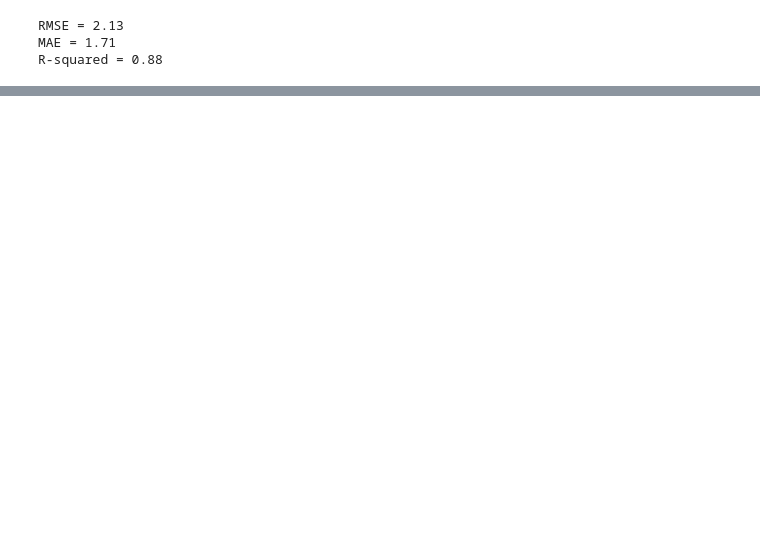
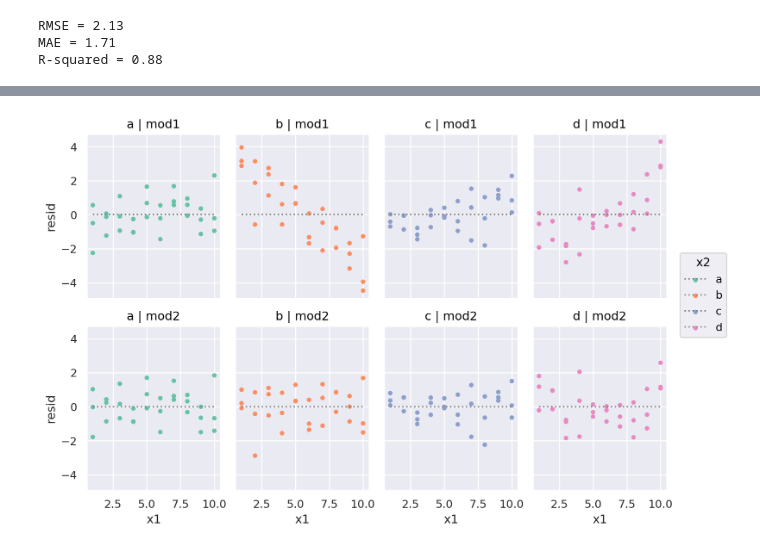
Before and after one commit to Felix-Silas/2024-1-Class, a Jupyter notebook: Data Analysis and Visualization/Model Basic/Model Basic.ipynb, the cells around one changed output, grey strips where cells are left out. Saved outputs shown, nothing was run; the diff lists cells and outputs as text; code cells hidden in the pictures; blank space fills up the shorter version.

```diff
--- a/Data Analysis and Visualization/Model Basic/Model Basic.ipynb
+++ b/Data Analysis and Visualization/Model Basic/Model Basic.ipynb
@@ -94,0 +150,3 @@ mod_houses.params
+# %%
+sim3 = pd.read_csv("sim3.csv")
+sim3
@@ -94,0 +198,14 @@ mod_houses.params
+# %%
+mod1 = ols('y ~ x1 + x2', data=sim3).fit()
+mod2 = ols('y ~ x1 * x2', data=sim3).fit() # 같은 의미 'y ~ x1 + x2 + x1:x2'
+# %%
+sim3["mod1"] = mod1.resid
+sim3["mod2"] = mod2.resid
+
+sim3_long = sim3.melt(
+    id_vars=["x1", "x2"],
+    value_vars=["mod1", "mod2"],
+    var_name="model",
+    value_name="resid",
+)
+sim3_long
@@ -94,0 +222,11 @@ mod_houses.params
+# %%
+(
+    so.Plot(sim3_long, x="x1", y="resid", color="x2")
+    .add(so.Dot(pointsize=4))
+    .add(so.Line(linestyle=":", color=".5"), so.Agg(lambda x: 0))
+    .facet("x2", "model")
+    .layout(size=(9, 6))
+    .scale(color="Set2")
+)
+# %% [output]
+[figure, added]
```
Also changed, not shown: parts of 28 cells of this notebook, 2 other files.
